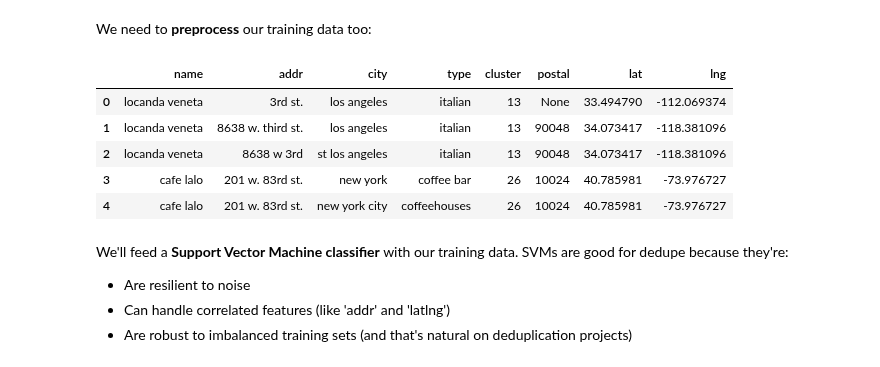
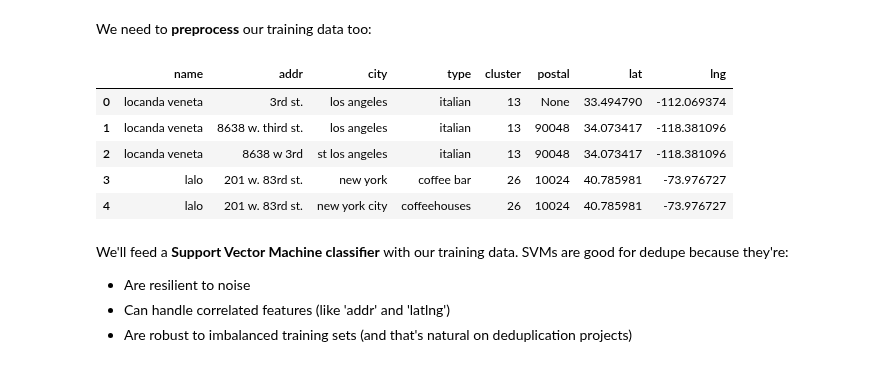
Before and after one commit to vintasoftware/deduplication-slides, a Jupyter notebook: slides-reduced.ipynb, the cells around one changed output. Cells and saved outputs as stored; diff of their text form; code cells hidden in the pictures.

```diff
--- a/slides-reduced.ipynb
+++ b/slides-reduced.ipynb
@@ -367,3 +367,10 @@ df.head(6)
 | 5 | art s deli | 12224 ventura blvd. | los angeles | 91604 | 34.142966 | -118.399469 |
 # %% [markdown]
 Now, with a clean dataset, we can move to the next step.
+# %%
+from collections import Counter
+
+counter = Counter(' '.join(df['name'].values).split())
+stopwords = [stopword for stopword, count in counter.most_common(10) if count > 5]
+stopwords.sort()
+stopwords
@@ -369,0 +379,21 @@ Now, with a clean dataset, we can move to the next step.
+# %%
+def assign_cleaned_name(df):
+    original_names = df['name'].values
+
+    restaurant_stopwords_regex = r'\b(?:{})\b'.format(
+        '|'.join(stopwords))
+    df = df.assign(
+        name=df['name']
+             .str.replace(restaurant_stopwords_regex, '')
+             .str.replace(multispace_regex, ' ')
+             .str.strip())
+
+    all_names = df['name'].values
+    for i, name in enumerate(all_names):
+        if name == '':
+            all_names[i] = original_names[i]
+
+    return df.assign(name=all_names)
+
+df = assign_cleaned_name(df)
+df.head(9)
@@ -634,15 +691,16 @@ df_training
 We need to **preprocess** our training data too:
 # %%
 df_training = assign_no_symbols_name(df_training)
+df_training = assign_cleaned_name(df_training)
 df_training = assign_postal_lat_lng(df_training)
 df_training.head(5)
 # %% [output]
 |  | name | addr | city | type | cluster | postal | lat | lng |
 | 0 | locanda veneta | 3rd st. | los angeles | italian | 13 | None | 33.494790 | -112.069374 |
 | 1 | locanda veneta | 8638 w. third st. | los angeles | italian | 13 | 90048 | 34.073417 | -118.381096 |
 | 2 | locanda veneta | 8638 w 3rd | st los angeles | italian | 13 | 90048 | 34.073417 | -118.381096 |
-| 3 | cafe lalo | 201 w. 83rd st. | new york | coffee bar | 26 | 10024 | 40.785981 | -73.976727 |
-| 4 | cafe lalo | 201 w. 83rd st. | new york city | coffeehouses | 26 | 10024 | 40.785981 | -73.976727 |
+| 3 | lalo | 201 w. 83rd st. | new york | coffee bar | 26 | 10024 | 40.785981 | -73.976727 |
+| 4 | lalo | 201 w. 83rd st. | new york city | coffeehouses | 26 | 10024 | 40.785981 | -73.976727 |
 # %% [markdown]
 We'll feed a **Support Vector Machine classifier** with our training data. SVMs are good for dedupe because they're:
 - Are resilient to noise
```
Also changed, not shown: parts of 31 cells of this notebook, 5 other files.
